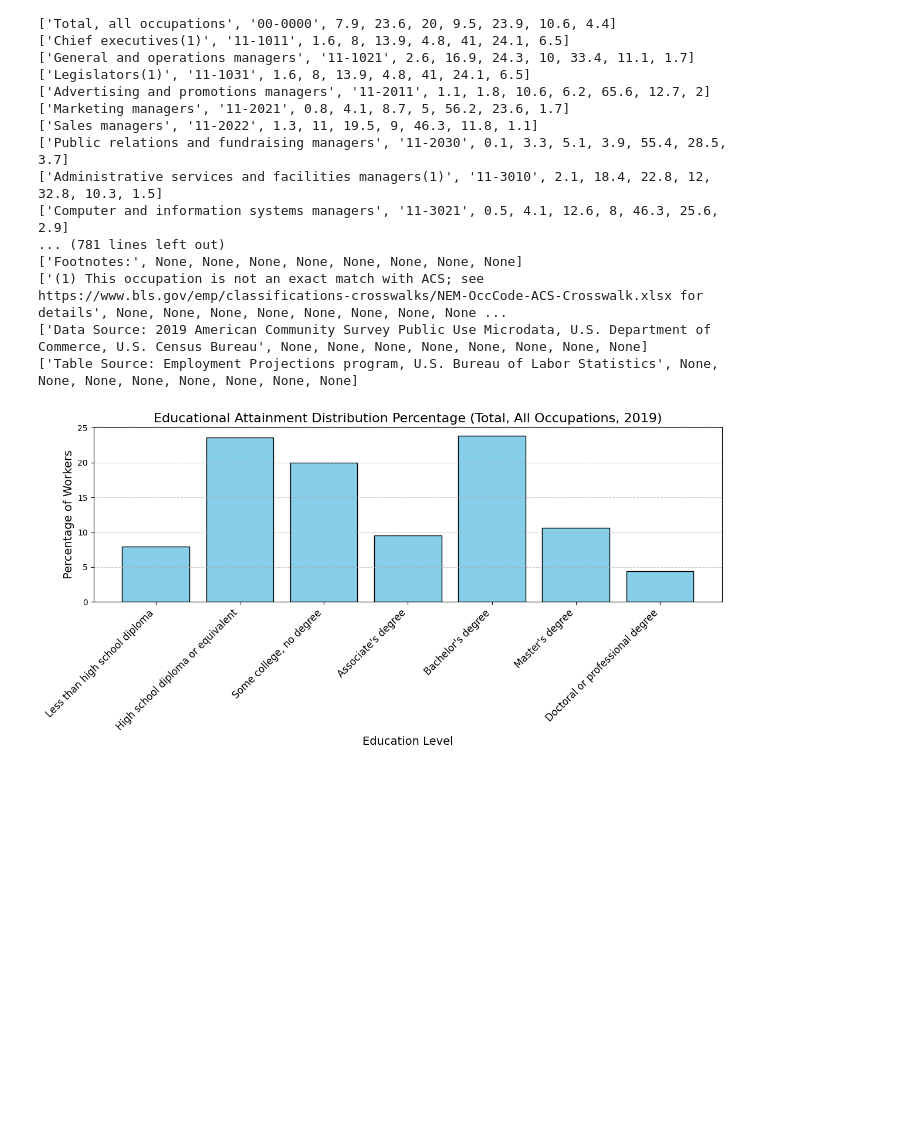
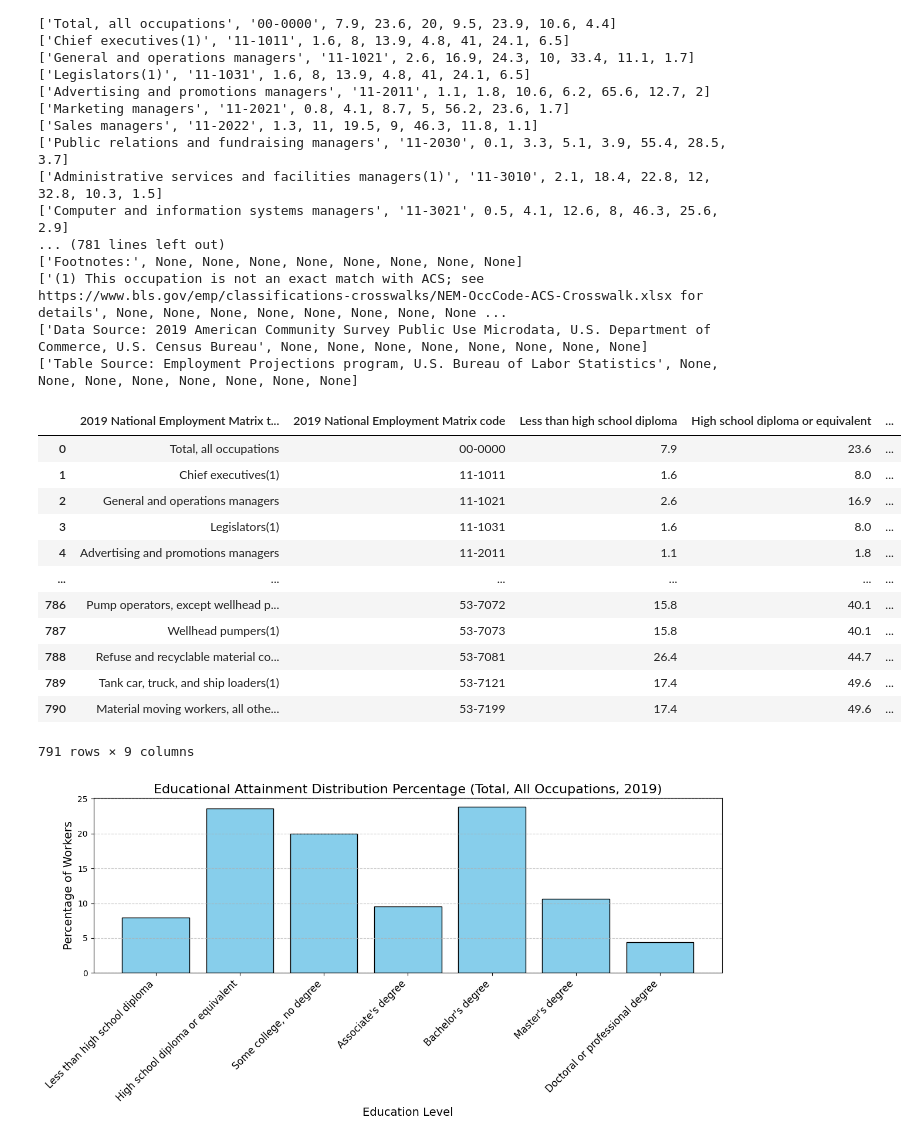
Before and after one commit to namansingh2623/BDA_project, a Jupyter notebook: project_data/project_data/ProjectFileGroup4.ipynb, the cells around one changed output. Cells and saved outputs as stored; diff of their text form; code cells hidden in the pictures; blank space fills up the shorter version.

```diff
--- a/project_data/project_data/ProjectFileGroup4.ipynb
+++ b/project_data/project_data/ProjectFileGroup4.ipynb
@@ -313,3 +313,19 @@ print("\n")
 ['(1) This occupation is not an exact match with ACS; see https://www.bls.gov/emp/classifications-crosswalks/NEM-OccCode-ACS-Crosswalk.xlsx for details', None, None, None, None, None, None, None, None ...
 ['Data Source: 2019 American Community Survey Public Use Microdata, U.S. Department of Commerce, U.S. Census Bureau', None, None, None, None, None, None, None, None]
 ['Table Source: Employment Projections program, U.S. Bureau of Labor Statistics', None, None, None, None, None, None, None, None]
+# %%
+education_53_1929
+# %% [output]
+|  | 2019 National Employment Matrix t... | 2019 National Employment Matrix code | Less than high school diploma | High school diploma or equivalent | ... |
+| 0 | Total, all occupations | 00-0000 | 7.9 | 23.6 | ... |
+| 1 | Chief executives(1) | 11-1011 | 1.6 | 8.0 | ... |
+| 2 | General and operations managers | 11-1021 | 2.6 | 16.9 | ... |
+| 3 | Legislators(1) | 11-1031 | 1.6 | 8.0 | ... |
+| 4 | Advertising and promotions managers | 11-2011 | 1.1 | 1.8 | ... |
+| ... | ... | ... | ... | ... | ... |
+| 786 | Pump operators, except wellhead p... | 53-7072 | 15.8 | 40.1 | ... |
+| 787 | Wellhead pumpers(1) | 53-7073 | 15.8 | 40.1 | ... |
+| 788 | Refuse and recyclable material co... | 53-7081 | 26.4 | 44.7 | ... |
+| 789 | Tank car, truck, and ship loaders(1) | 53-7121 | 17.4 | 49.6 | ... |
+| 790 | Material moving workers, all othe... | 53-7199 | 17.4 | 49.6 | ... |
+791 rows × 9 columns
```
Also changed, not shown: parts of 2 cells of this notebook.
